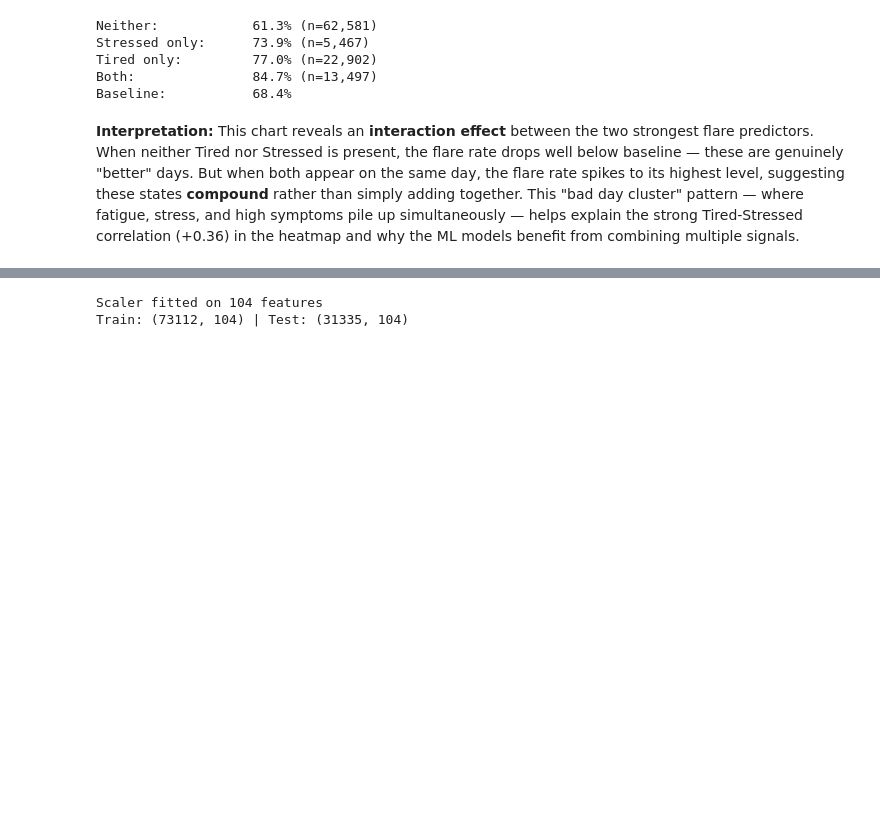
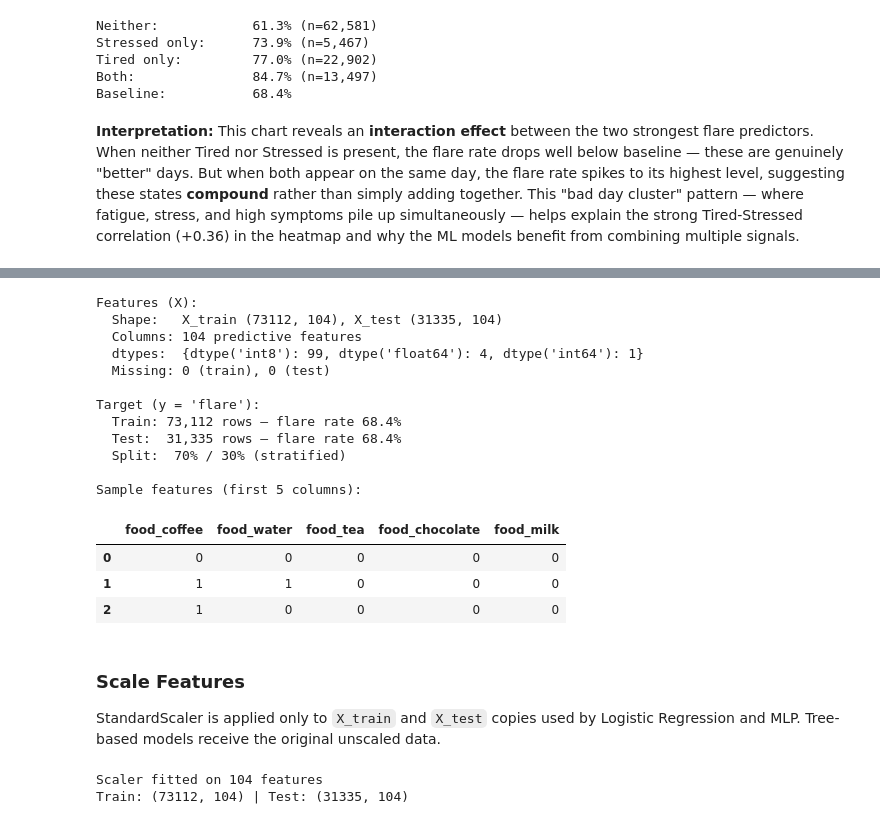
Before and after one commit to hannypoo/msis522-hw1, a Jupyter notebook: notebooks/hw1_analysis.ipynb, the cells around one changed output, grey strips where cells are left out. Drawn from its saved outputs; the diff is of its cells as text; code cells hidden in the pictures; blank space fills up the shorter version.

```diff
--- a/notebooks/hw1_analysis.ipynb
+++ b/notebooks/hw1_analysis.ipynb
@@ -710,3 +726,39 @@ We train 5 models with `random_state=42`, 70/30 stratified split, and `class_wei
+# %%
+# Verify feature matrix and target
+print("Features (X):")
+print(f"  Shape:   X_train {X_train.shape}, X_test {X_test.shape}")
+print(f"  Columns: {len(feature_cols)} predictive features")
+print(f"  dtypes:  {X_train.dtypes.value_counts().to_dict()}")
+print(f"  Missing: {X_train.isna().sum().sum()} (train), {X_test.isna().sum().sum()} (test)")
+
+print(f"\nTarget (y = 'flare'):")
+print(f"  Train: {len(y_train):,} rows — flare rate {y_train.mean():.1%}")
+print(f"  Test:  {len(y_test):,} rows — flare rate {y_test.mean():.1%}")
+print(f"  Split:  {len(X_train)/len(df):.0%} / {len(X_test)/len(df):.0%} (stratified)")
+
+print(f"\nSample features (first 5 columns):")
+X_train[feature_cols[:5]].head(3)
+# %% [output]
+Features (X):
+  Shape:   X_train (73112, 104), X_test (31335, 104)
+  Columns: 104 predictive features
+  dtypes:  {dtype('int8'): 99, dtype('float64'): 4, dtype('int64'): 1}
+  Missing: 0 (train), 0 (test)
+
+Target (y = 'flare'):
+  Train: 73,112 rows — flare rate 68.4%
+  Test:  31,335 rows — flare rate 68.4%
+  Split:  70% / 30% (stratified)
+
+Sample features (first 5 columns):
+|  | food_coffee | food_water | food_tea | food_chocolate | food_milk |
+| 0 | 0 | 0 | 0 | 0 | 0 |
+| 1 | 1 | 1 | 0 | 0 | 0 |
+| 2 | 1 | 0 | 0 | 0 | 0 |
+# %% [markdown]
+### Scale Features
+
+StandardScaler is applied only to `X_train` and `X_test` copies used by Logistic Regression and MLP. Tree-based models receive the original unscaled data.
 # %%
 # StandardScaler for models that need it (Logistic Regression, MLP)
 scaler = StandardScaler()
```
Also changed, not shown: parts of 3 cells of this notebook, 1 other file.
